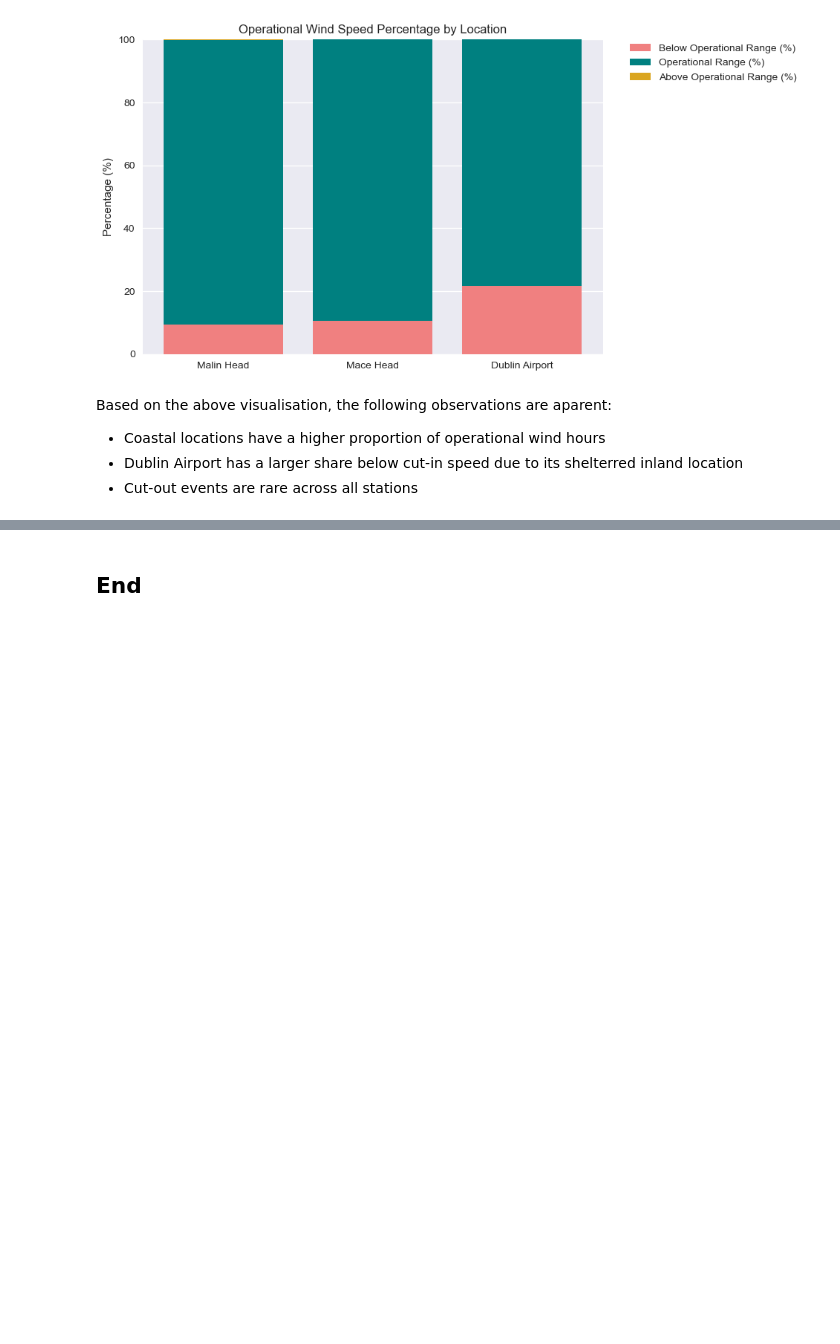
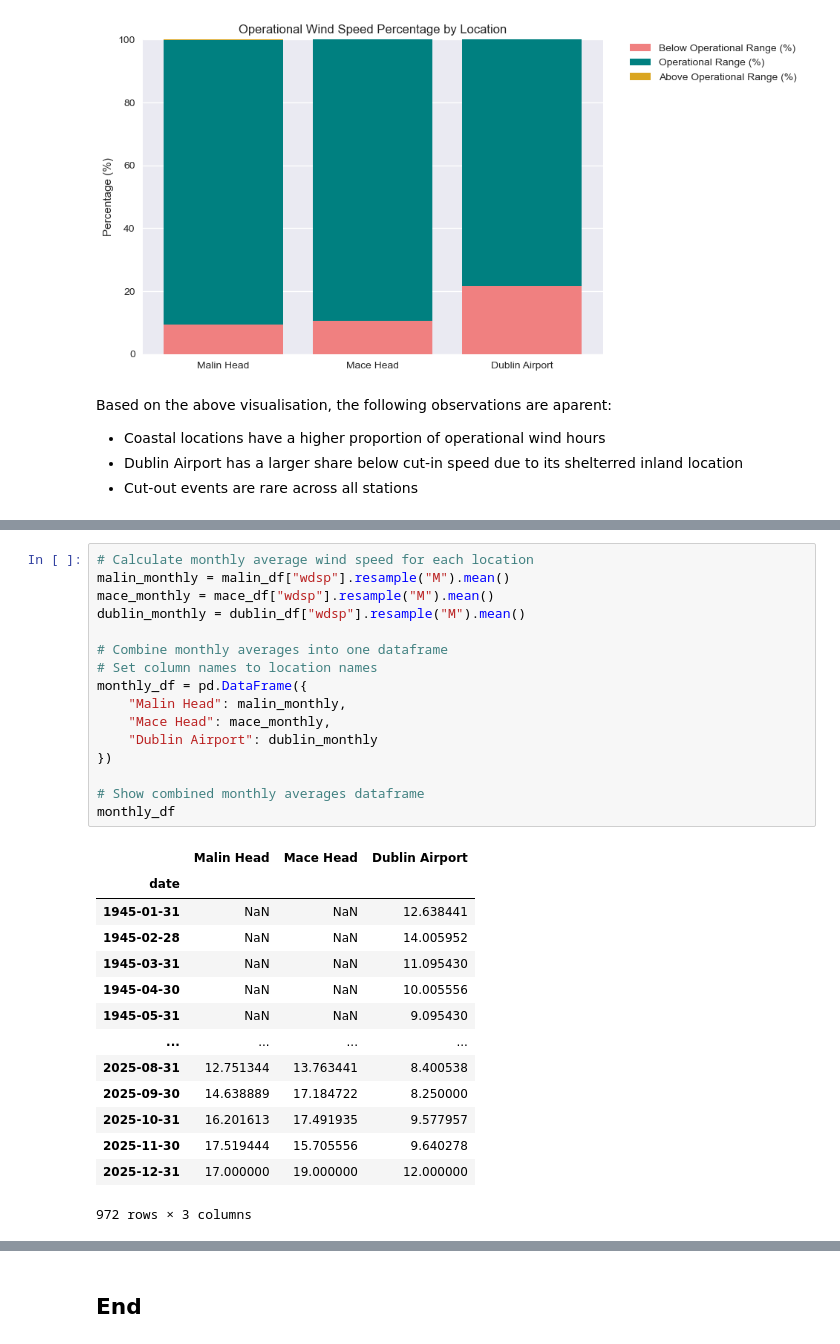
Before and after one commit to Oksyyy/programming-for-data-analytics, a Jupyter notebook: project/wind_anlysis.ipynb, the cells around one changed output, grey strips where cells are left out. Cells and saved outputs as stored; diff of their text form; blank space fills up the shorter version.

```diff
--- a/project/wind_anlysis.ipynb
+++ b/project/wind_anlysis.ipynb
@@ -353,0 +367,31 @@ Based on the above visualisation, the following observations are aparent:
+# %%
+# Calculate monthly average wind speed for each location
+malin_monthly = malin_df["wdsp"].resample("M").mean()
+mace_monthly = mace_df["wdsp"].resample("M").mean()
+dublin_monthly = dublin_df["wdsp"].resample("M").mean()
+
+# Combine monthly averages into one dataframe
+# Set column names to location names
+monthly_df = pd.DataFrame({
+    "Malin Head": malin_monthly,
+    "Mace Head": mace_monthly,
+    "Dublin Airport": dublin_monthly
+})
+
+# Show combined monthly averages dataframe
+monthly_df
+# %% [output]
+|  | Malin Head | Mace Head | Dublin Airport |
+| date |  |  |  |
+| 1945-01-31 | NaN | NaN | 12.638441 |
+| 1945-02-28 | NaN | NaN | 14.005952 |
+| 1945-03-31 | NaN | NaN | 11.095430 |
+| 1945-04-30 | NaN | NaN | 10.005556 |
+| 1945-05-31 | NaN | NaN | 9.095430 |
+| ... | ... | ... | ... |
+| 2025-08-31 | 12.751344 | 13.763441 | 8.400538 |
+| 2025-09-30 | 14.638889 | 17.184722 | 8.250000 |
+| 2025-10-31 | 16.201613 | 17.491935 | 9.577957 |
+| 2025-11-30 | 17.519444 | 15.705556 | 9.640278 |
+| 2025-12-31 | 17.000000 | 19.000000 | 12.000000 |
+972 rows × 3 columns
```
Also changed, not shown: parts of 19 cells of this notebook.
